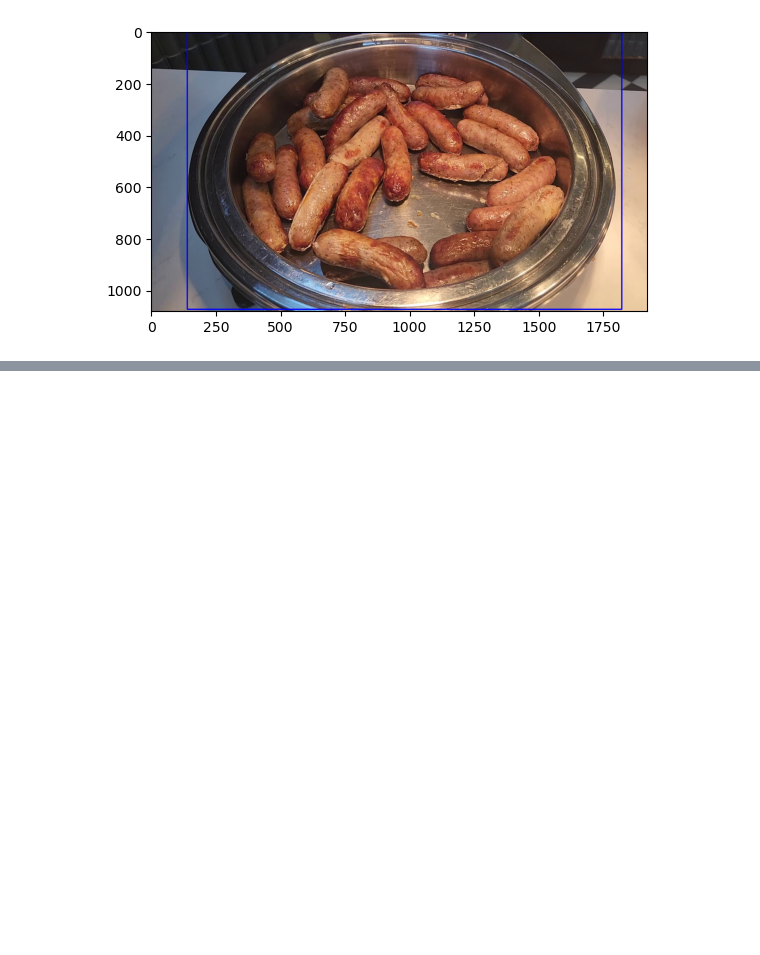
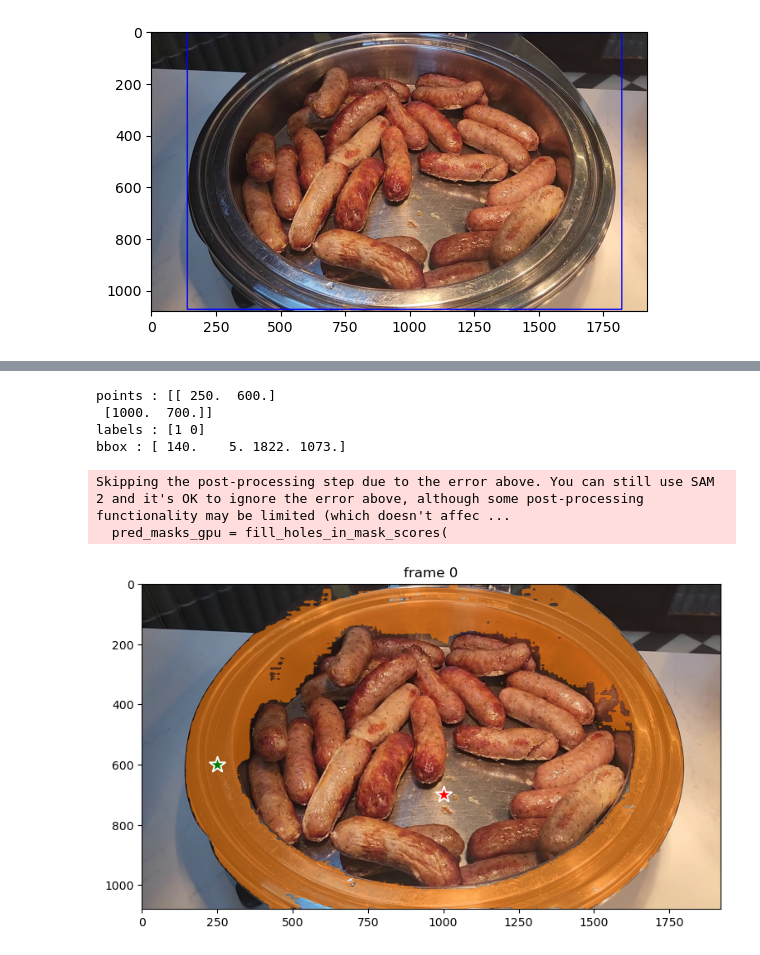
Before and after one commit to bigmb/mb_annotation, a Jupyter notebook: example_video_segmentation.ipynb, the cells around one changed output, grey strips where cells are left out. Drawn from its saved outputs; the diff is of its cells as text; code cells hidden in the pictures; blank space fills up the shorter version.

```diff
--- a/example_video_segmentation.ipynb
+++ b/example_video_segmentation.ipynb
@@ -51,6 +53,4 @@ plt.show()
 # %%
-from sam2.build_sam import build_sam2_video_predictor
-
 model_cfg= './sam2_hiera_s.yaml'
 sam2_checkpoint = '/home/malav/Desktop/segment-anything-2/checkpoints/sam2_hiera_small.pt'
-predictor = build_sam2_video_predictor(model_cfg, sam2_checkpoint, device='cpu')
+test_vp = video_predictor(model_cfg,sam2_checkpoint,device='cpu')
@@ -160,0 +59,10 @@ Skipping the post-processing step due to the error above. You can still use SAM
+# %%
+test_vp.predict_item(bbox=[ 140,5,1822,1073],points=[[250, 600],[1000,700]],labels=[1,0]) ## the bbox cordinates are different from google gemini output. check order
+# %% [output]
+points : [[ 250.  600.]
+ [1000.  700.]]
+labels : [1 0]
+bbox : [ 140.    5. 1822. 1073.]
+Skipping the post-processing step due to the error above. You can still use SAM 2 and it's OK to ignore the error above, although some post-processing functionality may be limited (which doesn't affec ...
+  pred_masks_gpu = fill_holes_in_mask_scores(
+[figure, added]
```
Also changed, not shown: parts of 12 cells of this notebook, 3 other files.
